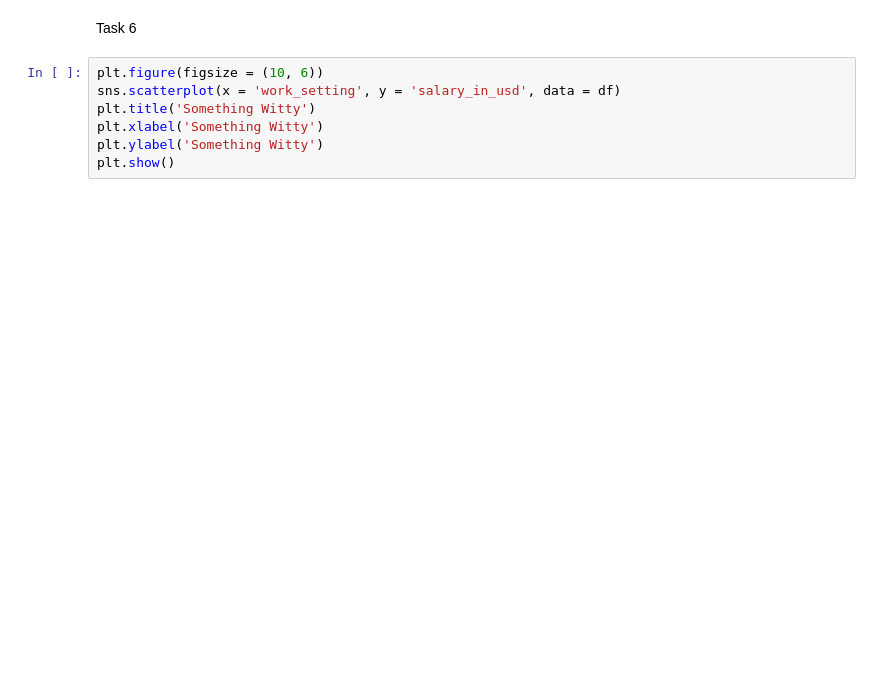
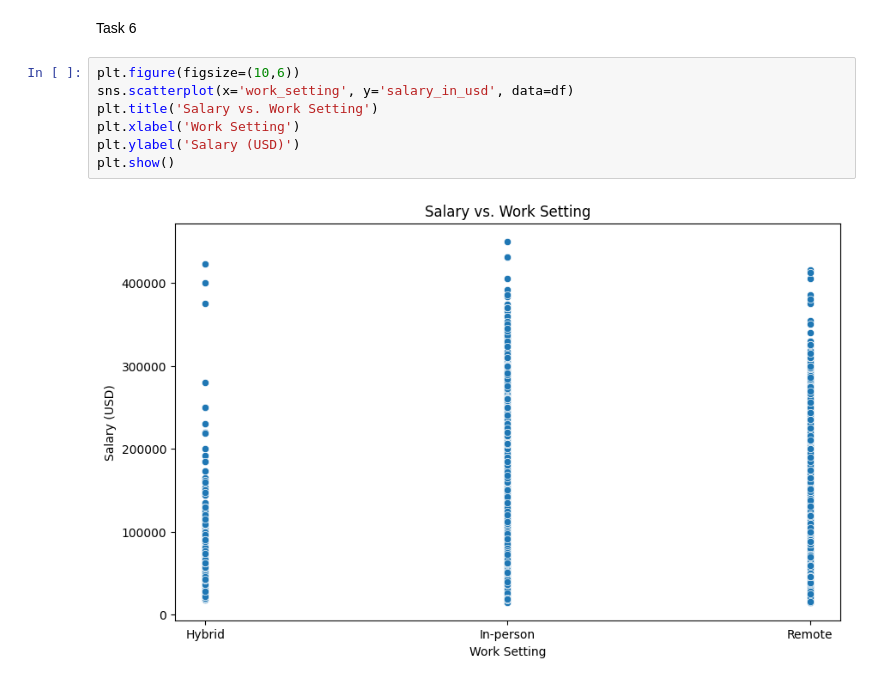
Before and after one commit to Exoskelly/aprepo, a Jupyter notebook: langdocscpp/prog6280a.ipynb/prog6280a.ipynb, the cells around one changed output. Cells and saved outputs as stored; diff of their text form; blank space fills up the shorter version.

```diff
--- a/langdocscpp/prog6280a.ipynb/prog6280a.ipynb
+++ b/langdocscpp/prog6280a.ipynb/prog6280a.ipynb
@@ -76,9 +124,11 @@ plt.show()
 # %% [markdown]
 Task 6
 # %%
-plt.figure(figsize = (10, 6))
-sns.scatterplot(x = 'work_setting', y = 'salary_in_usd', data = df)
-plt.title('Something Witty')
-plt.xlabel('Something Witty')
-plt.ylabel('Something Witty')
+plt.figure(figsize=(10,6))
+sns.scatterplot(x='work_setting', y='salary_in_usd', data=df)
+plt.title('Salary vs. Work Setting')
+plt.xlabel('Work Setting')
+plt.ylabel('Salary (USD)')
 plt.show()
+# %% [output]
+[figure, added]
```
Also changed, not shown: parts of 10 cells of this notebook, 8 other files.
